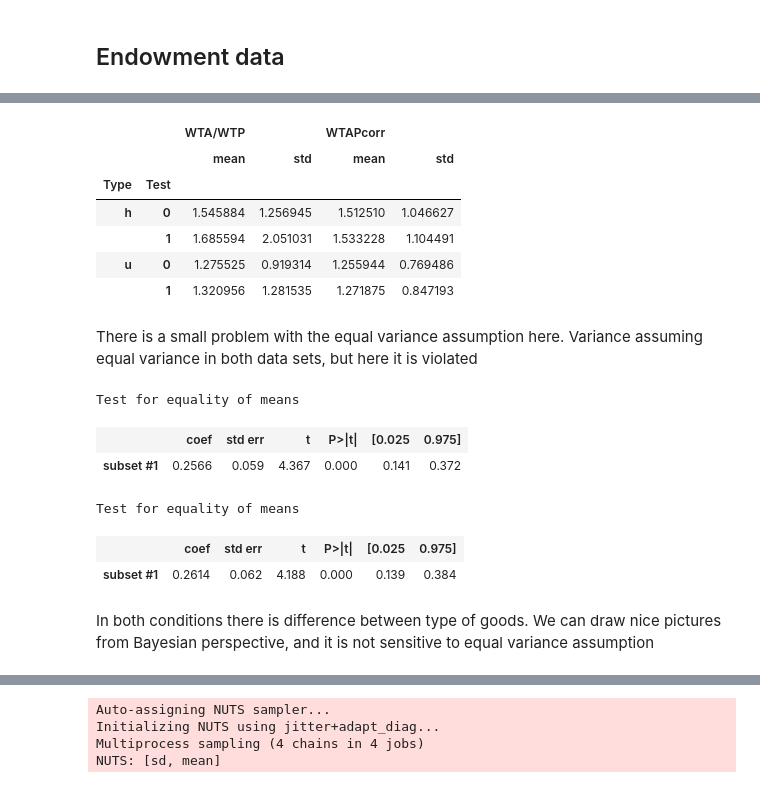
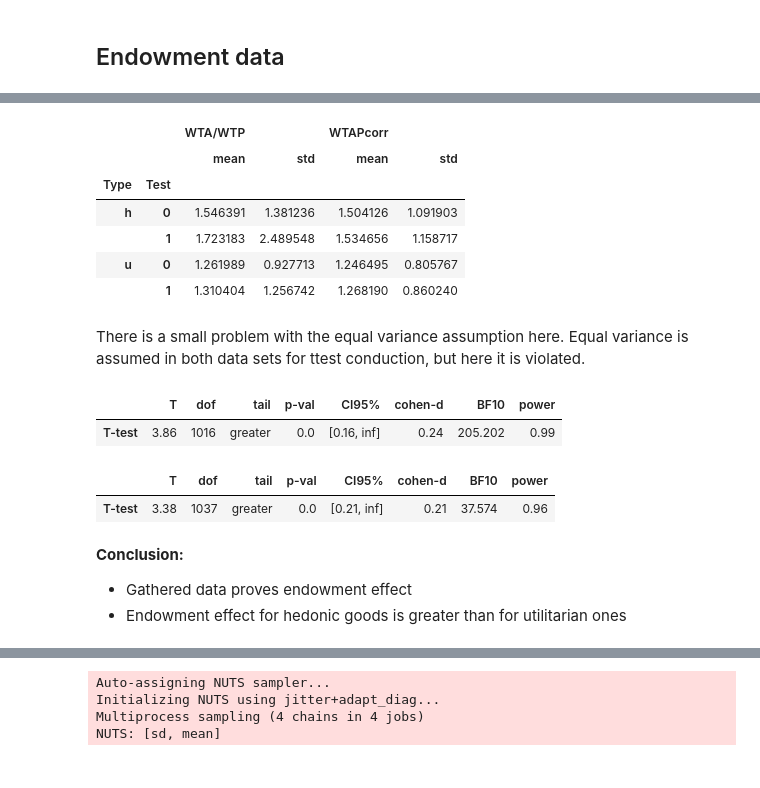
Before and after one commit to iknyazeva/RiskTestosterone, a Jupyter notebook: Endowment.ipynb, the cells around one changed output, grey strips where cells are left out. Saved outputs shown, nothing was run; the diff lists cells and outputs as text; code cells hidden in the pictures.

```diff
--- a/Endowment.ipynb
+++ b/Endowment.ipynb
@@ -49,3 +77,4 @@ df.loc[df.Test==0, 'TPl_change'] = 0
 df = df.drop(['Market Price','WTA','WTP','ID'],axis=1)
 # %%
-df = df[~ df.Subjects.isin(['Subj33','Subj35'])].reset_index(drop=True)
+#optional: drop individual with inconsistent replies
+df = df[~ df.Subjects.isin(['Subj33'])].reset_index(drop=True)
@@ -110,26 +153,23 @@ df.groupby(['Type','Test'])['WTA/WTP','WTAPcorr'].agg(['mean','std'])
 |  |  | WTA/WTP |  | WTAPcorr |  |
 |  |  | mean | std | mean | std |
 | Type | Test |  |  |  |  |
-| h | 0 | 1.545884 | 1.256945 | 1.512510 | 1.046627 |
-|  | 1 | 1.685594 | 2.051031 | 1.533228 | 1.104491 |
-| u | 0 | 1.275525 | 0.919314 | 1.255944 | 0.769486 |
-|  | 1 | 1.320956 | 1.281535 | 1.271875 | 0.847193 |
+| h | 0 | 1.546391 | 1.381236 | 1.504126 | 1.091903 |
+|  | 1 | 1.723183 | 2.489548 | 1.534656 | 1.158717 |
+| u | 0 | 1.261989 | 0.927713 | 1.246495 | 0.805767 |
+|  | 1 | 1.310404 | 1.256742 | 1.268190 | 0.860240 |
 # %% [markdown]
-There is a small problem with the equal variance assumption here. Variance assuming equal variance in both data sets, but here it is violated
+There is a small problem with the equal variance assumption here. Equal variance is assumed in both data sets for ttest conduction, but here it is violated.
 # %%
-cm = sms.CompareMeans(sms.DescrStatsW(df.loc[(df.Test == 0)&(df.Type == 'h'),'WTAPcorr'].values), sms.DescrStatsW(df.loc[(df.Test == 0)&(df.Type == 'u'),'WTAPcorr'].values))
-cm.summary()
+pg.ttest(x=df.loc[(df.Test == 0)&(df.Type == 'h'),'WTA/WTP'], y=df.loc[(df.Test == 0)&(df.Type == 'u'),'WTA/WTP'], correction=False, tail = 'greater').round(2)
 # %% [output]
-Test for equality of means
-|  | coef | std err | t | P>|t| | [0.025 | 0.975] |
-| subset #1 | 0.2566 | 0.059 | 4.367 | 0.000 | 0.141 | 0.372 |
+|  | T | dof | tail | p-val | CI95% | cohen-d | BF10 | power |
+| T-test | 3.86 | 1016 | greater | 0.0 | [0.16, inf] | 0.24 | 205.202 | 0.99 |
 # %%
-cm = sms.CompareMeans(sms.DescrStatsW(df.loc[(df.Test == 1)&(df.Type == 'h'),'WTAPcorr'].values), sms.DescrStatsW(df.loc[(df.Test == 1)&(df.Type == 'u'),'WTAPcorr'].values))
-cm.summary()
+pg.ttest(x=df.loc[(df.Test == 1)&(df.Type == 'h'),'WTA/WTP'], y=df.loc[(df.Test == 1)&(df.Type == 'u'),'WTA/WTP'], correction=False, tail = 'greater').round(2)
 # %% [output]
-Test for equality of means
-|  | coef | std err | t | P>|t| | [0.025 | 0.975] |
-| subset #1 | 0.2614 | 0.062 | 4.188 | 0.000 | 0.139 | 0.384 |
+|  | T | dof | tail | p-val | CI95% | cohen-d | BF10 | power |
+| T-test | 3.38 | 1037 | greater | 0.0 | [0.21, inf] | 0.21 | 37.574 | 0.96 |
-# %% [markdown]
-In both conditions there is difference between type of goods.
-We can draw nice pictures from Bayesian perspective, and it is not sensitive to equal variance assumption
+# %% [markdown]
+**Conclusion:**
+ - Gathered data proves endowment effect
+ - Endowment effect for hedonic goods is greater than for utilitarian ones
```
Also changed, not shown: parts of 65 cells of this notebook.
